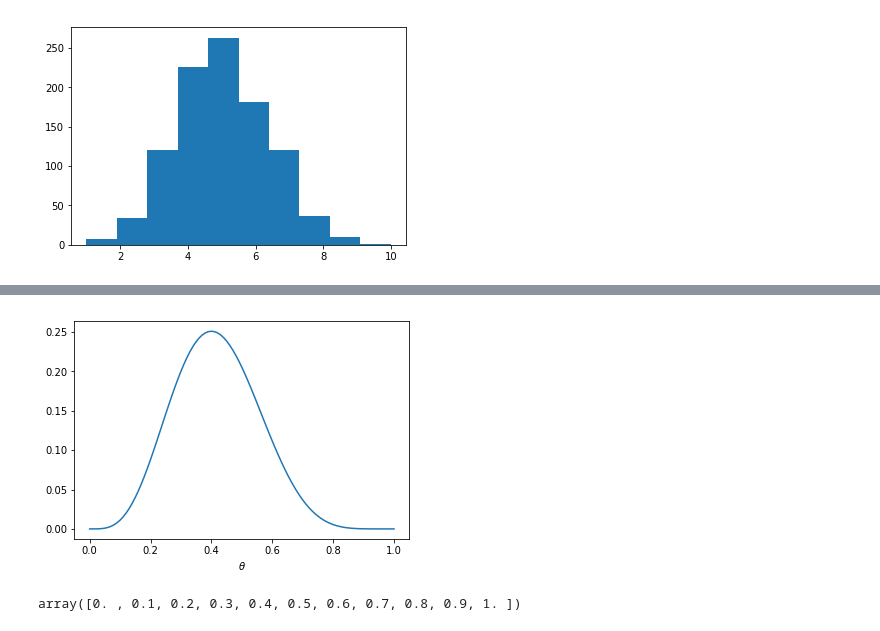
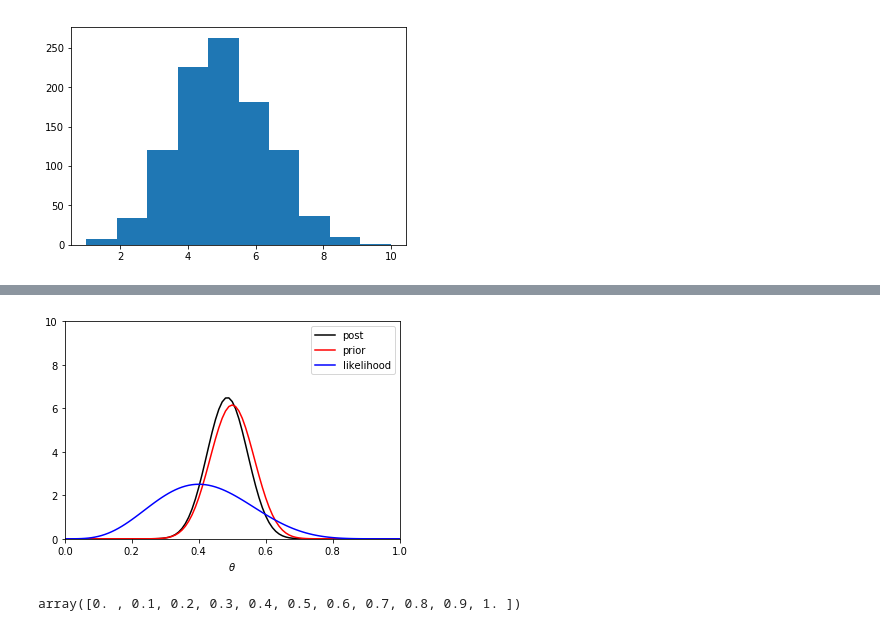
Before and after one commit to jsdiazpo/Bayesian-Digressions, a Jupyter notebook: Bayesian_Basics.ipynb, the cells around one changed output, grey strips where cells are left out. Saved outputs shown, nothing was run; the diff lists cells and outputs as text; code cells hidden in the pictures.

```diff
--- a/Bayesian_Basics.ipynb
+++ b/Bayesian_Basics.ipynb
@@ -33,13 +33,13 @@ plt.hist(x_binomial);
 # %% [output]
 [figure]
 # %%
-def prior(theta):
-    return np.random.uniform(low=0, high=1, size=100)
+def prior(theta, a, b):
+    return beta.pdf(theta, a, b)
 
-def likelihood(y, theta):
-    return binom.pmf(x=10, n=4, p=theta)
+def likelihood(theta, n, k):
+    return binomial(theta, n, k)
 #np.random.binomial(n=y, p=theta, size=100)
 # %%
-def posterior(theta, y):
+def posterior(theta, a, b, n, k):
     norm = 1/1
-    return norm * prior(theta) * likelihood(y, theta)
+    return norm * prior(theta, a, b) * likelihood(theta, n, k)
@@ -50,13 +46,19 @@ plt.hist(np.random.binomial(n=20, p=0.5, size=100000));
 # %%
-def f(theta, n, k):
+def binomial(theta, n, k):
     # binomial pmf
     return comb(n, k) * theta**k * (1-theta)**(n-k)
-# %%
-theta = np.arange(101)/100
-plt.plot(theta, f(theta, n=10, k=4));#, 'ro', label='binomial distribution')
-plt.xlabel('$\\theta$');
-# %% [output]
-[figure, removed]
+# %%
+theta = np.arange(101)/100
+a, b, n, k = 30, 30, 10, 4
+# a, b, n, k = 1, 1, 10, 4
+plt.plot(theta, posterior(theta, a, b, n, k)*5, 'k', label='post')
+plt.plot(theta, prior(theta, a, b), 'r', label='prior')
+plt.plot(theta, binomial(theta, n, k)*10, 'b', label='likelihood')
+plt.xlabel('$\\theta$')
+plt.axis([0, 1, 0, 10])
+plt.legend();
+# %% [output]
+[figure, added]
 # %%
 y
 # %% [output]
```
Also changed, not shown: parts of 1 cell of this notebook.
